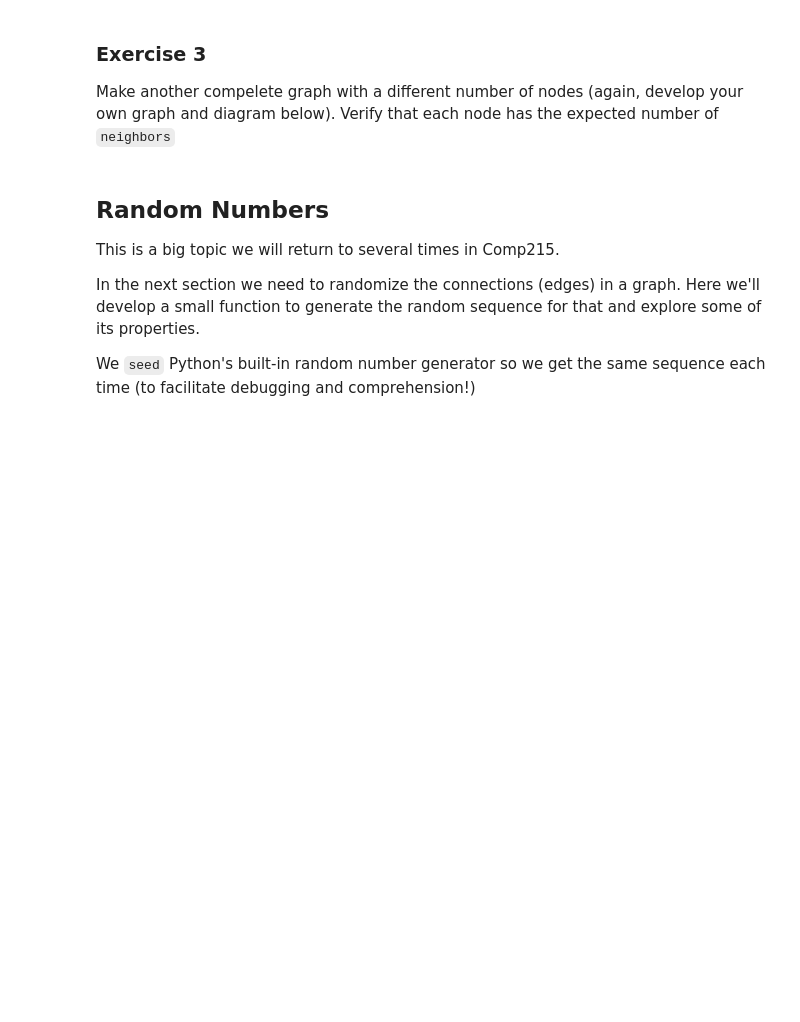
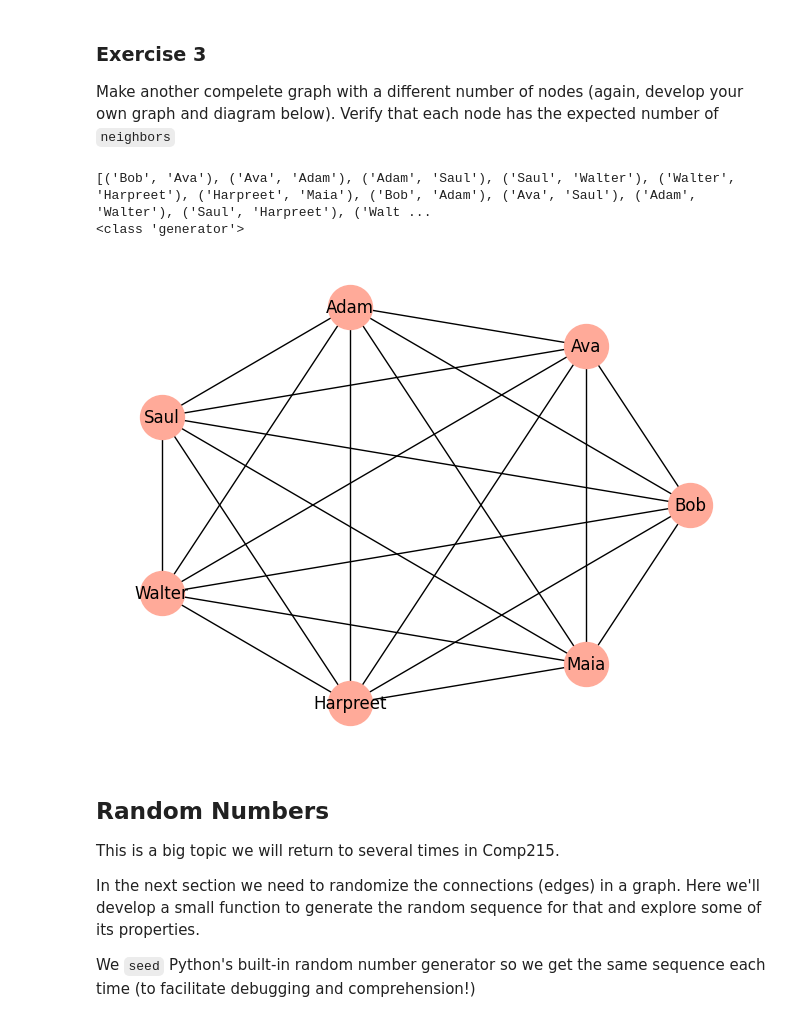
Before and after one commit to CounterCookie/cap-comp215, a Jupyter notebook: labs/lab04.ipynb, the cells around one changed output. Saved outputs shown, nothing was run; the diff lists cells and outputs as text; code cells hidden in the pictures; blank space fills up the shorter version.

```diff
--- a/labs/lab04.ipynb
+++ b/labs/lab04.ipynb
@@ -180,3 +224,27 @@ Verify that each node has the expected number of `neighbors`
+# %%
+# Solution for Ex. 3 here...
+def all_pairs(objects):
+    return ((a, b) for i in range(1, len(objects)) for a, b in zip(objects, objects[i:]))
+
+
+print(list( all_pairs(["Bob", "Ava", "Adam", "Saul", "Walter", "Harpreet", "Maia"])) )
+print(type(all_pairs(["Bob", "Ava", "Adam", "Saul", "Walter", "Harpreet", "Maia"])))
+
+almostMutualFriends = nx.Graph()
+friends = ["Bob", "Ava", "Adam", "Saul", "Walter", "Harpreet", "Maia"]
+almostMutualFriends.add_nodes_from(friends)
+almostMutualFriends.add_edges_from(all_pairs(friends))
+nx.draw_circular(almostMutualFriends,
+                 node_color='#ffaa99',
+                 node_size=1000,
+                 with_labels=True)
+
+assert len(list(almostMutualFriends.neighbors('Bob'))) == 6 # 7 - 1 neighbors, always
+assert len(list(almostMutualFriends.neighbors('Walter'))) == 6
+# %% [output]
+[('Bob', 'Ava'), ('Ava', 'Adam'), ('Adam', 'Saul'), ('Saul', 'Walter'), ('Walter', 'Harpreet'), ('Harpreet', 'Maia'), ('Bob', 'Adam'), ('Ava', 'Saul'), ('Adam', 'Walter'), ('Saul', 'Harpreet'), ('Walt ...
+<class 'generator'>
+[figure, added]
 # %% [markdown]
 ## Random Numbers
 This is a big topic we will return to several times in Comp215.
```
Also changed, not shown: parts of 24 cells of this notebook.
